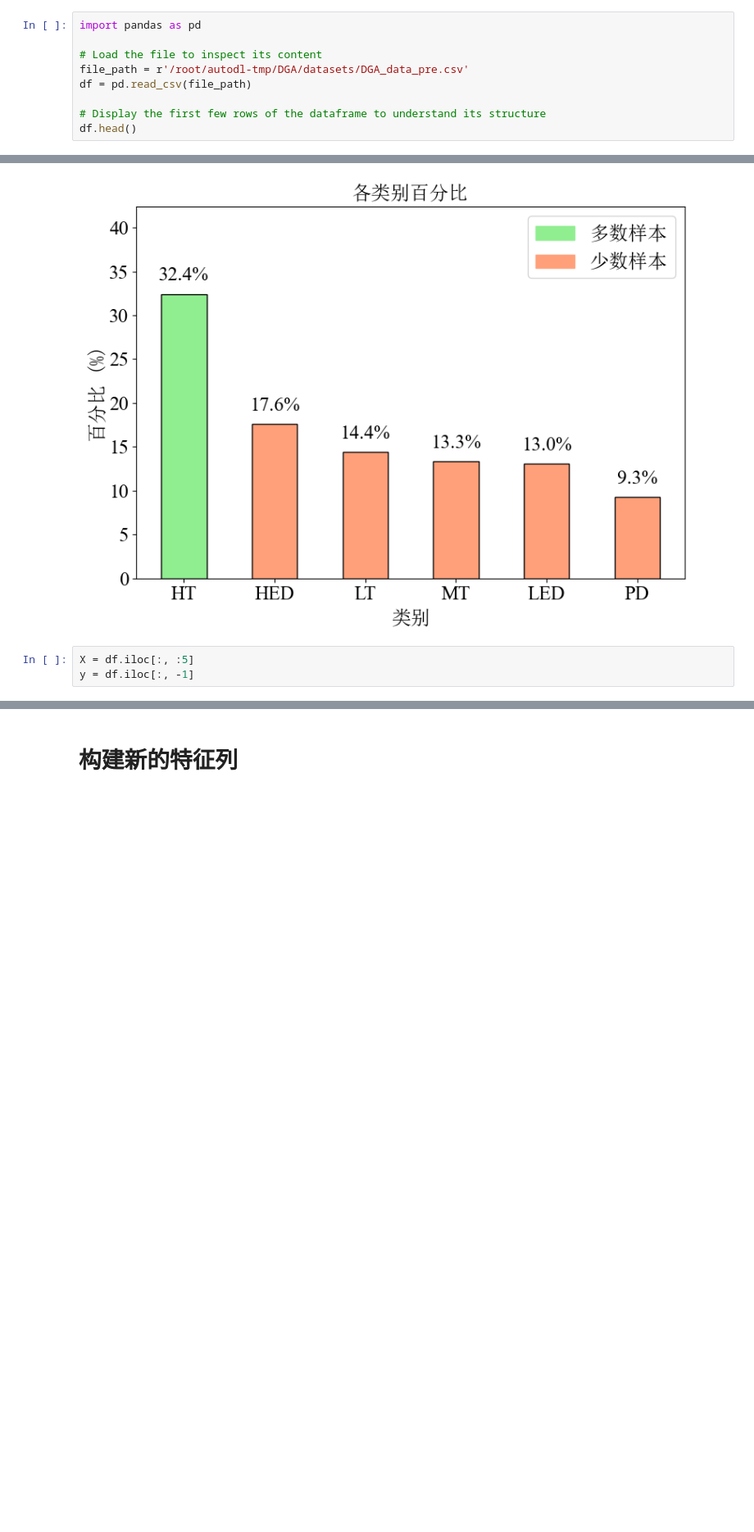
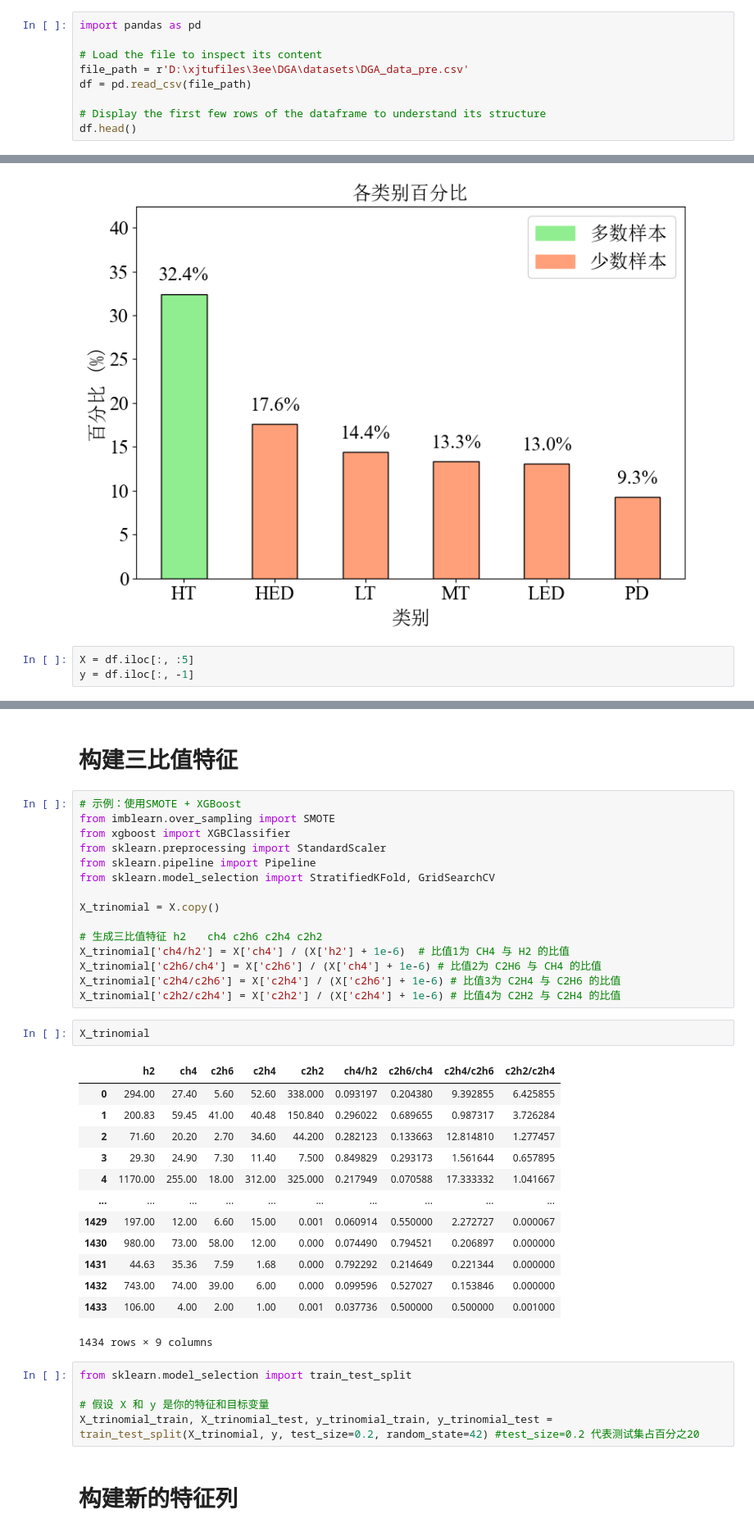
Before and after one commit to Sihan0229/DGA, a Jupyter notebook: Dissolved-Gas-Analysis/dga_mydata.ipynb, the cells around one changed output, grey strips where cells are left out. Shown at 82% size. Drawn from its saved outputs; the diff is of its cells as text; blank space fills up the shorter version.

```diff
--- a/Dissolved-Gas-Analysis/dga_mydata.ipynb
+++ b/Dissolved-Gas-Analysis/dga_mydata.ipynb
@@ -7,7 +7,7 @@ import numpy as np
 import pandas as pd
 
 # Load the file to inspect its content
-file_path = r'/root/autodl-tmp/DGA/datasets/DGA_data_pre.csv'
+file_path = r'D:\xjtufiles\3ee\DGA\datasets\DGA_data_pre.csv'
 df = pd.read_csv(file_path)
 
 # Display the first few rows of the dataframe to understand its structure
@@ -201,3 +235,41 @@ y = df.iloc[:, -1]
+# %% [markdown]
+# 构建三比值特征
+# %%
+# 示例：使用SMOTE + XGBoost
+from imblearn.over_sampling import SMOTE
+from xgboost import XGBClassifier
+from sklearn.preprocessing import StandardScaler
+from sklearn.pipeline import Pipeline
+from sklearn.model_selection import StratifiedKFold, GridSearchCV
+
+X_trinomial = X.copy()
+
+# 生成三比值特征 h2	ch4	c2h6 c2h4 c2h2
+X_trinomial['ch4/h2'] = X['ch4'] / (X['h2'] + 1e-6)  # 比值1为 CH4 与 H2 的比值
+X_trinomial['c2h6/ch4'] = X['c2h6'] / (X['ch4'] + 1e-6) # 比值2为 C2H6 与 CH4 的比值
+X_trinomial['c2h4/c2h6'] = X['c2h4'] / (X['c2h6'] + 1e-6) # 比值3为 C2H4 与 C2H6 的比值
+X_trinomial['c2h2/c2h4'] = X['c2h2'] / (X['c2h4'] + 1e-6) # 比值4为 C2H2 与 C2H4 的比值
+# %%
+X_trinomial
+# %% [output]
+|  | h2 | ch4 | c2h6 | c2h4 | c2h2 | ch4/h2 | c2h6/ch4 | c2h4/c2h6 | c2h2/c2h4 |
+| 0 | 294.00 | 27.40 | 5.60 | 52.60 | 338.000 | 0.093197 | 0.204380 | 9.392855 | 6.425855 |
+| 1 | 200.83 | 59.45 | 41.00 | 40.48 | 150.840 | 0.296022 | 0.689655 | 0.987317 | 3.726284 |
+| 2 | 71.60 | 20.20 | 2.70 | 34.60 | 44.200 | 0.282123 | 0.133663 | 12.814810 | 1.277457 |
+| 3 | 29.30 | 24.90 | 7.30 | 11.40 | 7.500 | 0.849829 | 0.293173 | 1.561644 | 0.657895 |
+| 4 | 1170.00 | 255.00 | 18.00 | 312.00 | 325.000 | 0.217949 | 0.070588 | 17.333332 | 1.041667 |
+| ... | ... | ... | ... | ... | ... | ... | ... | ... | ... |
+| 1429 | 197.00 | 12.00 | 6.60 | 15.00 | 0.001 | 0.060914 | 0.550000 | 2.272727 | 0.000067 |
+| 1430 | 980.00 | 73.00 | 58.00 | 12.00 | 0.000 | 0.074490 | 0.794521 | 0.206897 | 0.000000 |
+| 1431 | 44.63 | 35.36 | 7.59 | 1.68 | 0.000 | 0.792292 | 0.214649 | 0.221344 | 0.000000 |
+| 1432 | 743.00 | 74.00 | 39.00 | 6.00 | 0.000 | 0.099596 | 0.527027 | 0.153846 | 0.000000 |
+| 1433 | 106.00 | 4.00 | 2.00 | 1.00 | 0.001 | 0.037736 | 0.500000 | 0.500000 | 0.001000 |
+1434 rows × 9 columns
+# %%
+from sklearn.model_selection import train_test_split
+
+# 假设 X 和 y 是你的特征和目标变量
+X_trinomial_train, X_trinomial_test, y_trinomial_train, y_trinomial_test = train_test_split(X_trinomial, y, test_size=0.2, random_state=42) #test_size=0.2 代表测试集占百分之20
 # %% [markdown]
 # 构建新的特征列
 # %%
```
Also changed, not shown: parts of 7 cells of this notebook, 1 other file.
